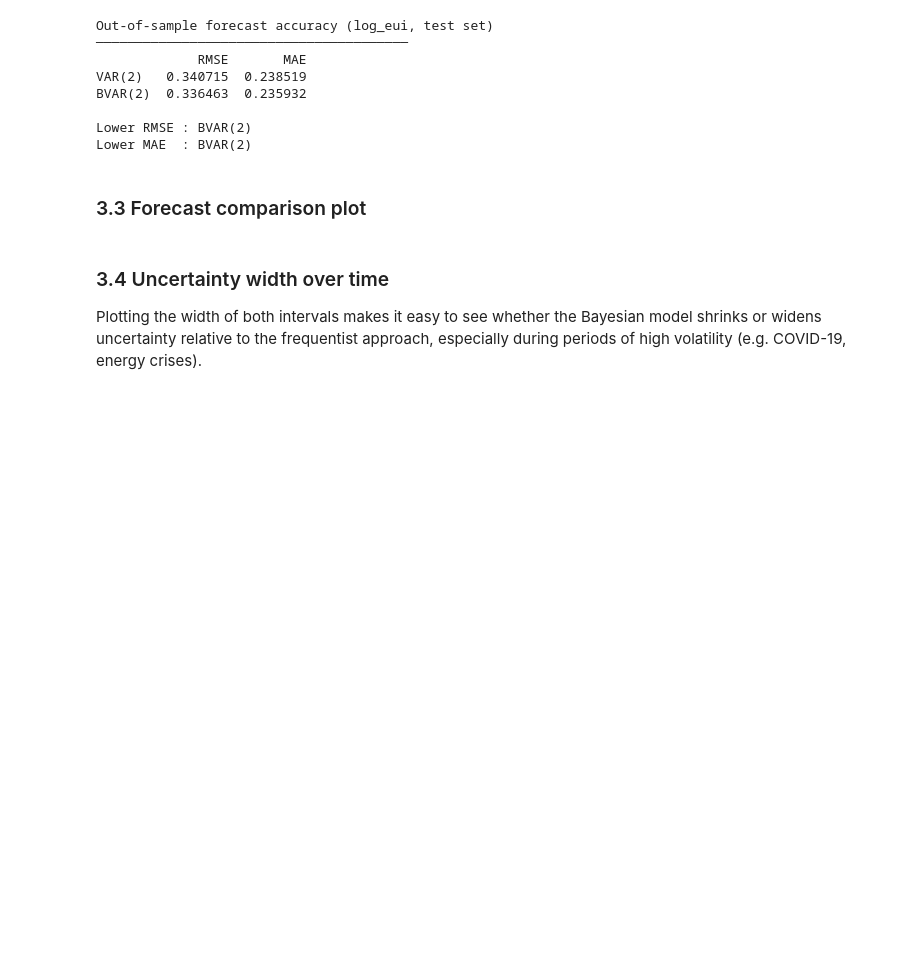
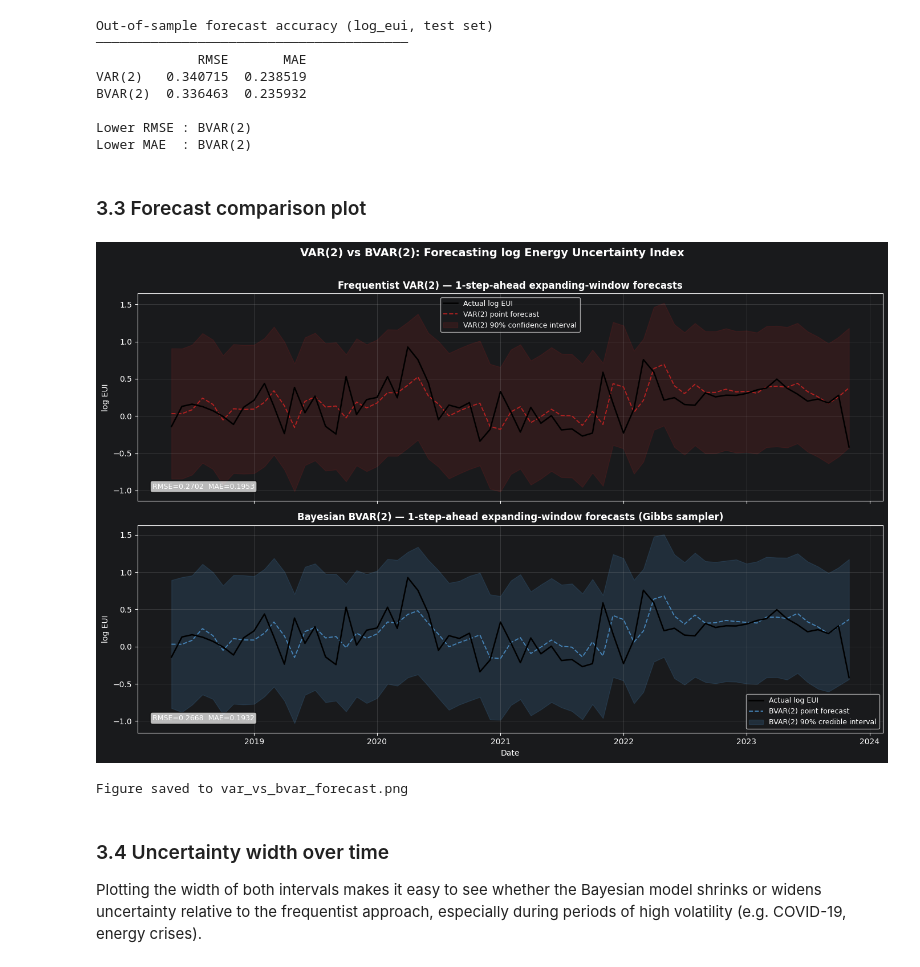
Before and after one commit to alessandro-macchi/bayesian_analysis, a Jupyter notebook: bayesian/var-bvar.ipynb, the cells around one changed output. Drawn from its saved outputs; the diff is of its cells as text; code cells hidden in the pictures; blank space fills up the shorter version.

Commit message:
Update `var-bvar.ipynb`: Adjust metadata timestamps, optimize forecast output cell, and clean up warning logs.

```diff
--- a/bayesian/var-bvar.ipynb
+++ b/bayesian/var-bvar.ipynb
@@ -648,7 +648,7 @@ Lower MAE  : BVAR(2)
 ### 3.3 Forecast comparison plot
 # %%
 fig, axes = plt.subplots(2, 1, figsize=(14, 9), sharex=True)
-
+var_p2_log_eui_fcast = pd.Series(var_p2_log_eui_fcast, index=actual.index)
 # ── Top panel: Frequentist VAR ────────────────────────────────────────────────
 ax = axes[0]
 ax.plot(actual.index, actual.values, color="black", lw=1.8,
@@ -682,33 +682,36 @@ ax.plot(actual.index, actual.values, color="black", lw=1.8,
 ax.plot(bvar_forecast_series.index, bvar_forecast_series.values,
         color="steelblue", lw=1.4, ls="--", label="BVAR(2) point forecast")
 ax.fill_between(
     bvar_lower_series.index,
     bvar_lower_series.values,
     bvar_upper_series.values,
     color="steelblue", alpha=0.20, label="BVAR(2) 90% credible interval"
 )
 ax.set_title(
     "Bayesian BVAR(2) — 1-step-ahead expanding-window forecasts (Gibbs sampler)",
     fontsize=12, fontweight="bold"
 )
 ax.set_ylabel("log EUI")
 ax.set_xlabel("Date")
 ax.legend(fontsize=9)
 ax.grid(True, alpha=0.3)
 rmse_bvar = rmse(actual, bvar_forecast_series)
 mae_bvar  = mae(actual, bvar_forecast_series)
 ax.text(0.02, 0.06,
         f"RMSE={rmse_bvar:.4f}  MAE={mae_bvar:.4f}",
         transform=ax.transAxes, fontsize=9,
         bbox=dict(boxstyle="round", facecolor="white", alpha=0.7))
 
 fig.suptitle(
     "VAR(2) vs BVAR(2): Forecasting log Energy Uncertainty Index",
     fontsize=14, fontweight="bold", y=1.01
 )
 plt.tight_layout()
 plt.show()
 print("Figure saved to var_vs_bvar_forecast.png")
+# %% [output]
+[figure, added]
+Figure saved to var_vs_bvar_forecast.png
 # %% [markdown]
 ### 3.4 Uncertainty width over time
 
```
Also changed, not shown: parts of 1 cell of this notebook.
